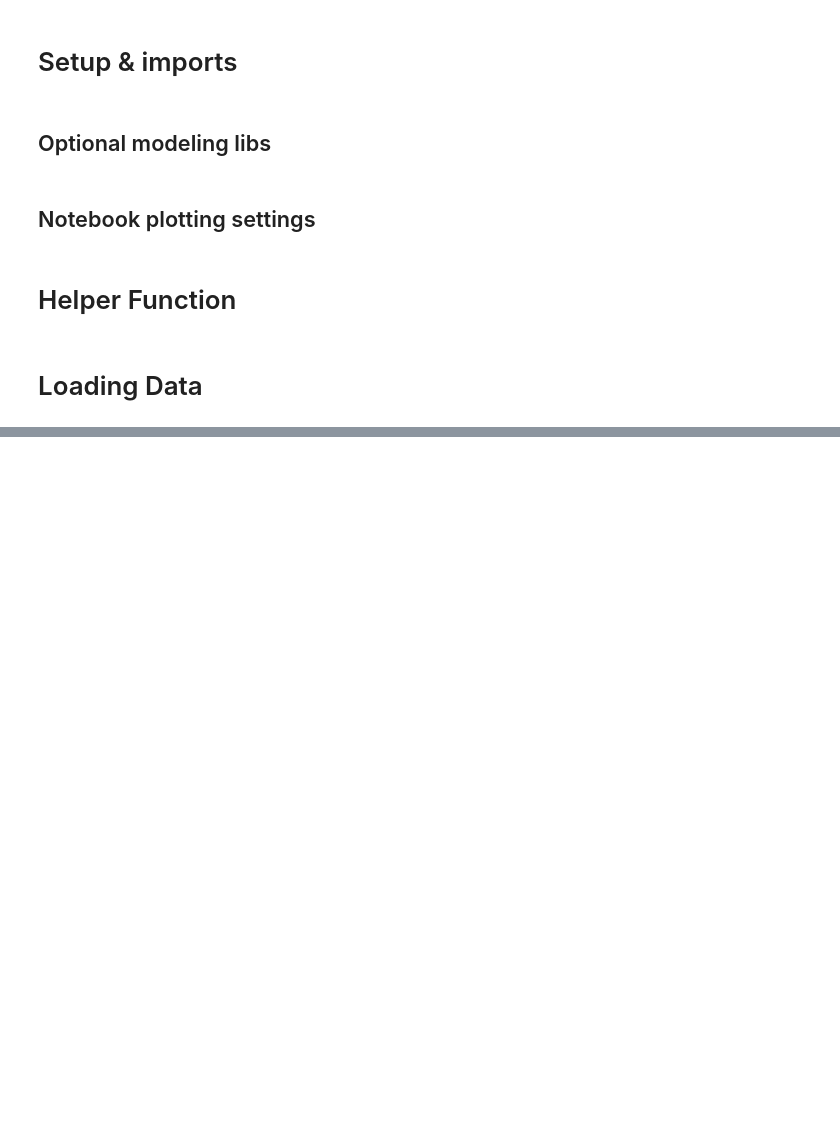
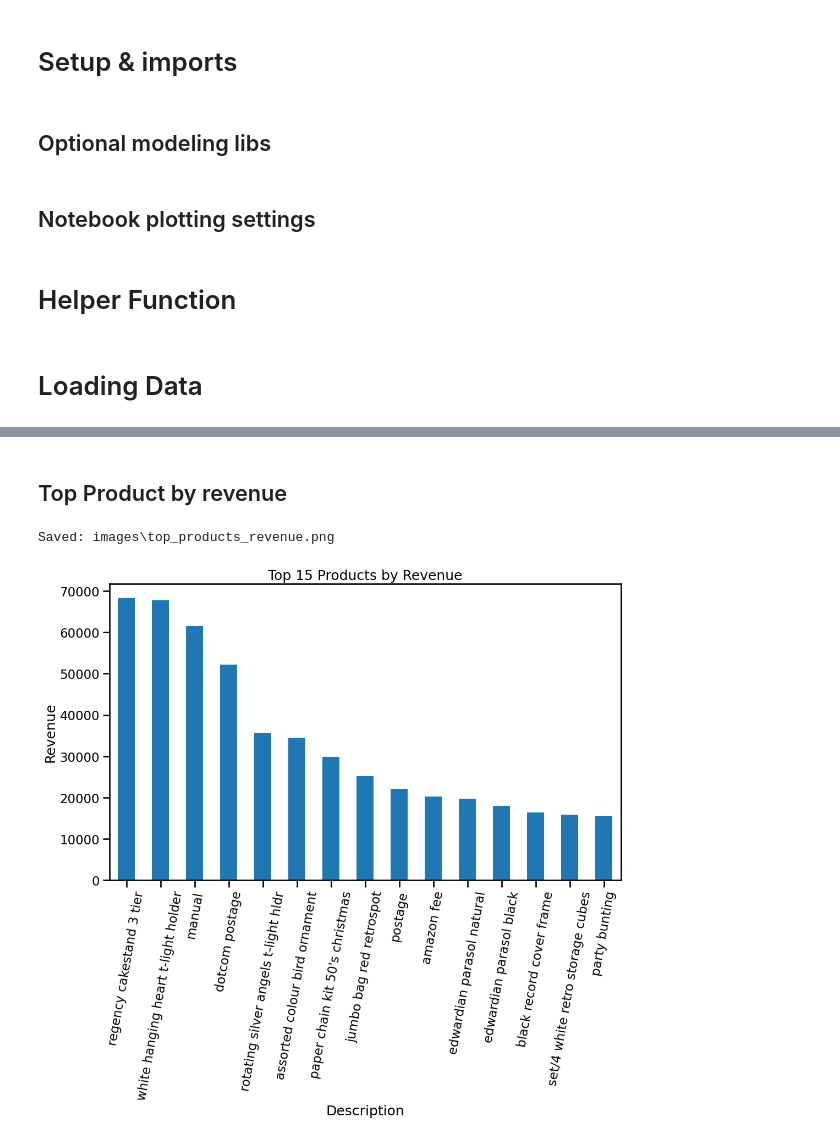
Before and after one commit to TheAzapto/ecommerce-sales-analysis, a Jupyter notebook: analysis.ipynb, the cells around one changed output, grey strips where cells are left out. Cells and saved outputs as stored; diff of their text form; code cells hidden in the pictures; blank space fills up the shorter version.

```diff
--- a/analysis.ipynb
+++ b/analysis.ipynb
@@ -52,0 +119,36 @@ df.head()
+# %%
+"""
+Cleaning plan:
+- Parse InvoiceDate to datetime
+- Remove rows with missing CustomerID (depending on analysis needs)
+- Remove cancellations (InvoiceNo starting with 'C')
+- Remove quantities <= 0 or unit price <= 0 (likely returns or bad data)
+- Create TotalPrice = Quantity * UnitPrice
+- Drop duplicates
+- Fill or clean Description text
+"""
+# Convert InvoiceDate
+if 'InvoiceDate' in df.columns:
+    try:
+        df['InvoiceDate'] = pd.to_datetime(df['InvoiceDate'])
+    except:
+        # try alternative formats
+        df['InvoiceDate'] = pd.to_datetime(df['InvoiceDate'], errors='coerce')
+# Remove duplicates
+df.drop_duplicates(inplace=True)
+# Remove cancellation rows (InvoiceNo starting with 'C' or containing 'C')
+if 'InvoiceNo' in df.columns:
+    df = df[~df['InvoiceNo'].astype(str).str.startswith('C', na=False)]
+# Ensure numeric types
+df['Quantity'] = pd.to_numeric(df['Quantity'], errors='coerce')
+df['UnitPrice'] = pd.to_numeric(df['UnitPrice'], errors='coerce')
+# Remove non-positive quantities or prices
+df = df[(df['Quantity'] > 0) & (df['UnitPrice'] > 0)]
+# Create TotalPrice
+df['TotalPrice'] = df['Quantity'] * df['UnitPrice']
+# Clean Description
+if 'Description' in df.columns:
+    df['Description'] = df['Description'].astype(str).str.strip().str.lower()
+# Drop rows with all NaNs in key fields
+df = df.dropna(subset=['InvoiceDate', 'Quantity', 'UnitPrice', 'TotalPrice'])
+print("After cleaning rows:", df.shape[0])
@@ -52,0 +186,14 @@ df.head()
+# %% [markdown]
+## Top Product by revenue
+# %%
+top_products = df.groupby('Description')['TotalPrice'].sum().sort_values(ascending=False).head(15)
+fig, ax = plt.subplots(figsize=(12,7))
+top_products.plot(kind='bar')
+ax.set_title('Top 15 Products by Revenue')
+ax.set_ylabel('Revenue')
+plt.xticks(rotation=80)
+save_fig(fig, 'top_products_revenue.png')
+plt.show()
+# %% [output]
+Saved: images\top_products_revenue.png
+[figure, added]
```
Also changed, not shown: parts of 29 cells of this notebook, 8 other files.
